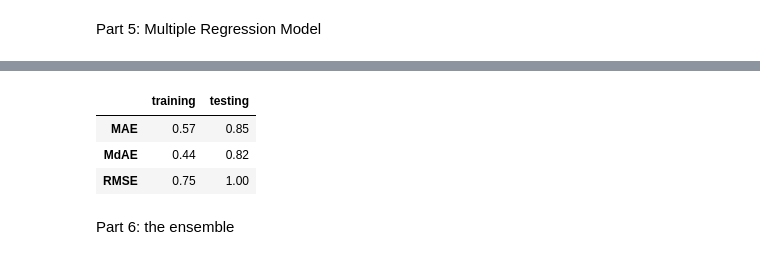
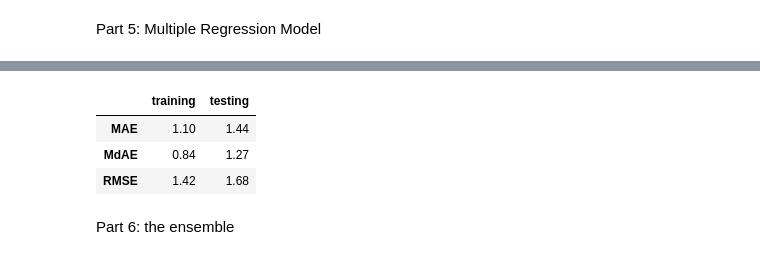
Before and after one commit to AlexLiu2233/Forest-Fire-Predictor, a Jupyter notebook: CPEN291_project.ipynb, the cells around one changed output, grey strips where cells are left out. Drawn from its saved outputs; the diff is of its cells as text; code cells hidden in the pictures.

```diff
--- a/CPEN291_project.ipynb
+++ b/CPEN291_project.ipynb
@@ -544,10 +552,3 @@ import math
 from scipy.stats import zscore
 from sklearn.model_selection import train_test_split
 from matplotlib import pyplot as plt
-# %%
-#This is a multiple Regression Model
-model = linear_model.LinearRegression()
-model.fit(feats_train, sizeHA_train)
-
-df_test = pd.DataFrame(sizeHA_test)
-print(df_test)
@@ -569,22 +606,36 @@ print(df_test)
 # %%
-# Testing Multiple Regression Model
+# Import necessary functions from sklearn.metrics
+from sklearn.metrics import mean_absolute_error, median_absolute_error, mean_squared_error
 
-def eval_lr(model):
-  preds_train = model.predict(feats_train)
-  preds_test = model.predict(feats_test)
-  tbl = [[sklearn.metrics.mean_absolute_error(*vecs),
-            sklearn.metrics.median_absolute_error(*vecs),
-            math.sqrt(sklearn.metrics.mean_squared_error(*vecs))]
-           for vecs in [(sizeHA_train, preds_train), (sizeHA_test, preds_test)]]
-  df = pd.DataFrame(tbl, columns=['MAE','MdAE', 'RMSE'], index=['training', 'testing'])
-  return df.T.round(2)
-#Computing the loss for half the data in the dataset
+# Define a function to evaluate the Linear Regression model
+def eval_lr(model, feats_train, feats_test, sizeHA_train, sizeHA_test):
+    # Predicting the target variable for training and testing sets
+    preds_train = model.predict(feats_train)
+    preds_test = model.predict(feats_test)
+
+    # Calculating evaluation metrics: MAE, MdAE, and RMSE for both training and testing datasets
+    metrics = [
+        [mean_absolute_error(sizeHA_train, preds_train),
+         median_absolute_error(sizeHA_train, preds_train),
+         math.sqrt(mean_squared_error(sizeHA_train, preds_train))],
+        [mean_absolute_error(sizeHA_test, preds_test),
+         median_absolute_error(sizeHA_test, preds_test),
+         math.sqrt(mean_squared_error(sizeHA_test, preds_test))]
+    ]
+
+    # Creating a DataFrame to display the metrics clearly
+    df = pd.DataFrame(metrics, columns=['MAE', 'MdAE', 'RMSE'], index=['training', 'testing'])
+
+    # Returning the transposed DataFrame for better readability, rounding to 2 decimal places
+    return df.T.round(2)
+
+# Computing the loss for half the data in the dataset (this should be implemented as needed outside this function)
-# %%
-eval_lr(model)
-# %% [output]
-|  | training | testing |
-| MAE | 0.57 | 0.85 |
-| MdAE | 0.44 | 0.82 |
-| RMSE | 0.75 | 1.00 |
+# %%
+eval_lr(model_pipeline, feats_train, feats_test, sizeHA_train, sizeHA_test)
+# %% [output]
+|  | training | testing |
+| MAE | 1.10 | 1.44 |
+| MdAE | 0.84 | 1.27 |
+| RMSE | 1.42 | 1.68 |
 # %% [markdown]
 Part 6: the ensemble
```
Also changed, not shown: parts of 13 cells of this notebook, 1 other file.
